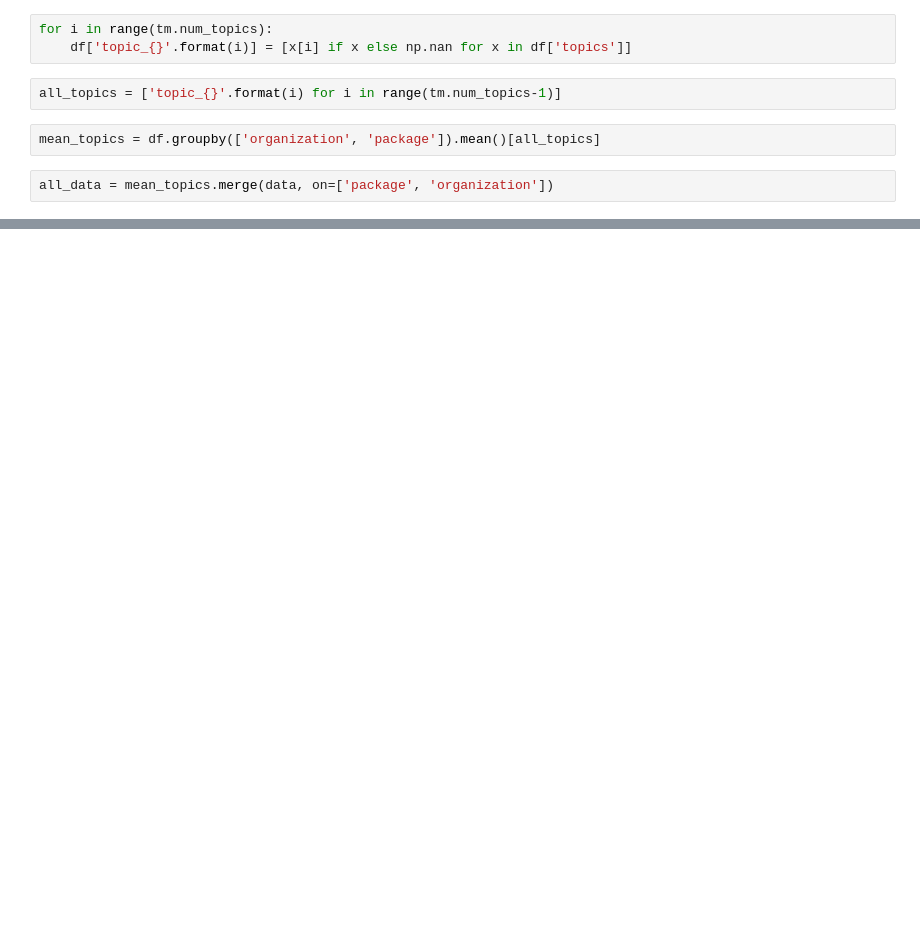
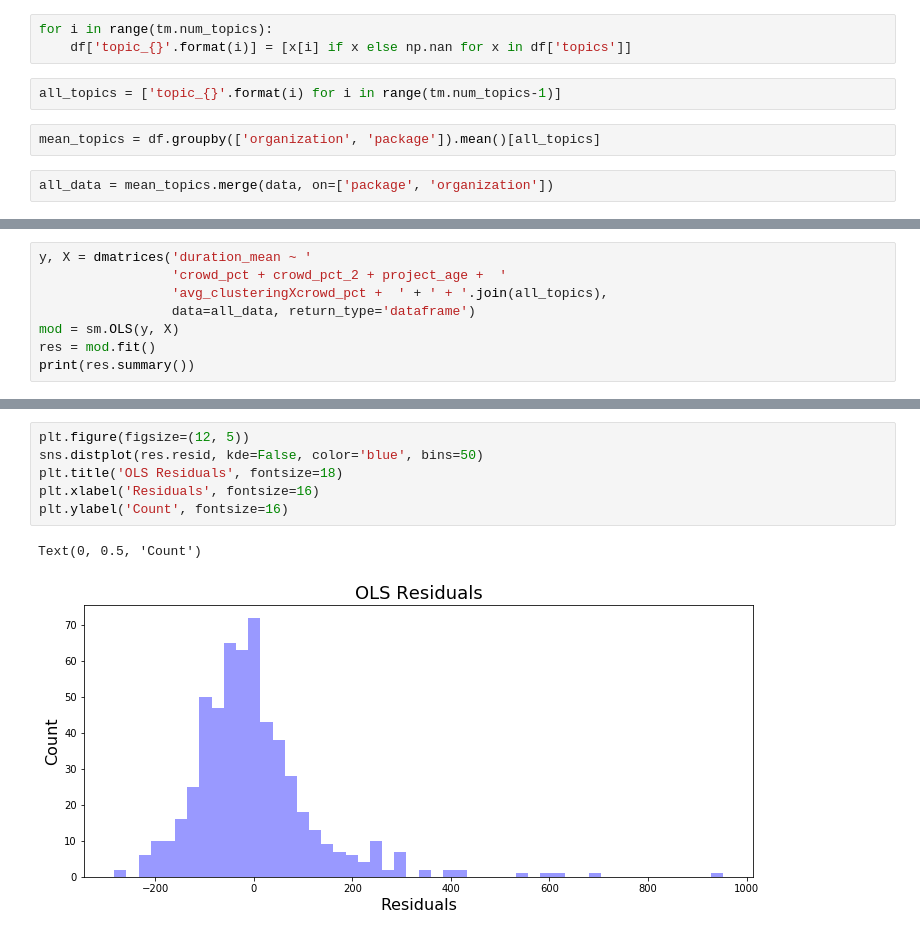
Before and after one commit to MthwRobinson/dissertation-research, a Jupyter notebook: research-notebooks/2-document-diversity.ipynb, the cells around one changed output, grey strips where cells are left out. Saved outputs shown, nothing was run; the diff lists cells and outputs as text; blank space fills up the shorter version.

```diff
--- a/research-notebooks/2-document-diversity.ipynb
+++ b/research-notebooks/2-document-diversity.ipynb
@@ -148,0 +153,8 @@ Text(0, 0.5, 'Document Diversity')
+# %%
+y, X = dmatrices('duration_mean ~ '
+                 'crowd_pct + crowd_pct_2 + project_age +  '
+                 'avg_clusteringXcrowd_pct +  ' + ' + '.join(all_topics),
+                 data=all_data, return_type='dataframe')
+mod = sm.OLS(y, X)
+res = mod.fit()
+print(res.summary())
@@ -148,0 +179,9 @@ Text(0, 0.5, 'Document Diversity')
+# %%
+plt.figure(figsize=(12, 5))
+sns.distplot(res.resid, kde=False, color='blue', bins=50)
+plt.title('OLS Residuals', fontsize=18)
+plt.xlabel('Residuals', fontsize=16)
+plt.ylabel('Count', fontsize=16)
+# %% [output]
+Text(0, 0.5, 'Count')
+[figure, added]
```
Also changed, not shown: parts of 11 cells of this notebook.
